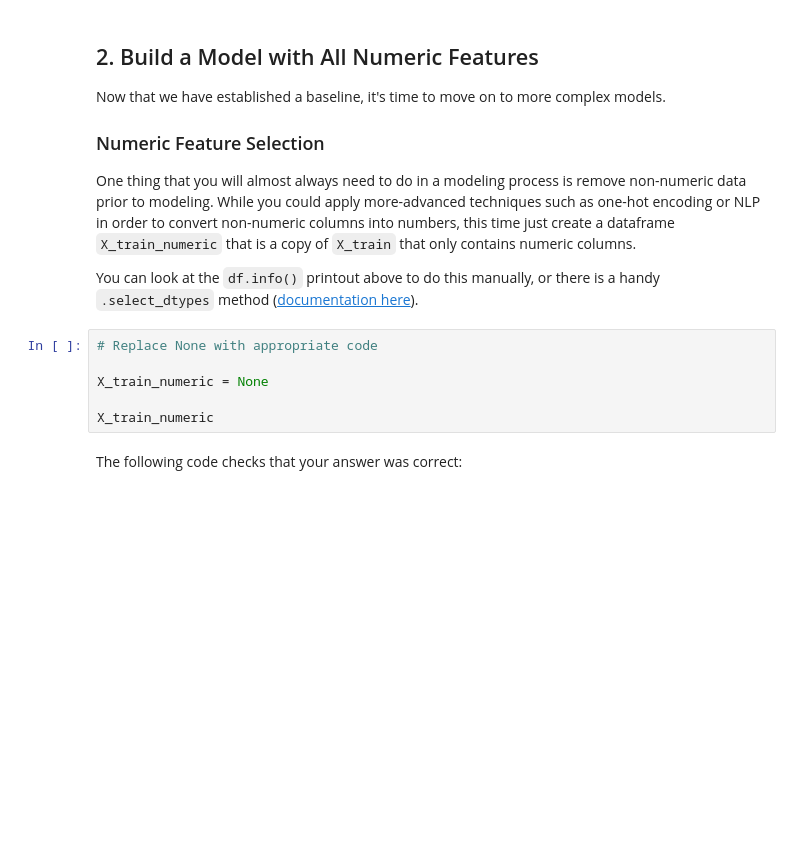
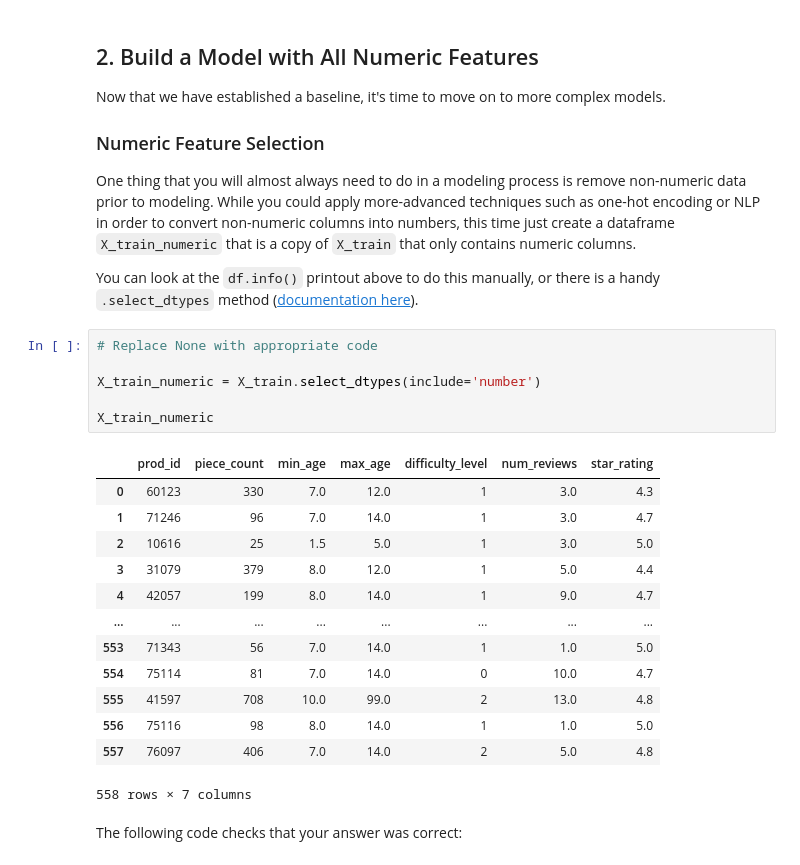
Before and after one commit to kjspring/dsc-linear-regression-lab, a Jupyter notebook: index.ipynb, the cells around one changed output. Saved outputs shown, nothing was run; the diff lists cells and outputs as text; blank space fills up the shorter version.

```diff
--- a/index.ipynb
+++ b/index.ipynb
@@ -249,9 +249,23 @@ You can look at the `df.info()` printout above to do this manually, or there is
 # %%
 # Replace None with appropriate code
 
-X_train_numeric = None
+X_train_numeric = X_train.select_dtypes(include='number')
 
 X_train_numeric
+# %% [output]
+|  | prod_id | piece_count | min_age | max_age | difficulty_level | num_reviews | star_rating |
+| 0 | 60123 | 330 | 7.0 | 12.0 | 1 | 3.0 | 4.3 |
+| 1 | 71246 | 96 | 7.0 | 14.0 | 1 | 3.0 | 4.7 |
+| 2 | 10616 | 25 | 1.5 | 5.0 | 1 | 3.0 | 5.0 |
+| 3 | 31079 | 379 | 8.0 | 12.0 | 1 | 5.0 | 4.4 |
+| 4 | 42057 | 199 | 8.0 | 14.0 | 1 | 9.0 | 4.7 |
+| ... | ... | ... | ... | ... | ... | ... | ... |
+| 553 | 71343 | 56 | 7.0 | 14.0 | 1 | 1.0 | 5.0 |
+| 554 | 75114 | 81 | 7.0 | 14.0 | 0 | 10.0 | 4.7 |
+| 555 | 41597 | 708 | 10.0 | 99.0 | 2 | 13.0 | 4.8 |
+| 556 | 75116 | 98 | 8.0 | 14.0 | 1 | 1.0 | 5.0 |
+| 557 | 76097 | 406 | 7.0 | 14.0 | 2 | 5.0 | 4.8 |
+558 rows × 7 columns
 # %% [markdown]
 The following code checks that your answer was correct:
 # %%
```
Also changed, not shown: parts of 5 cells of this notebook.
